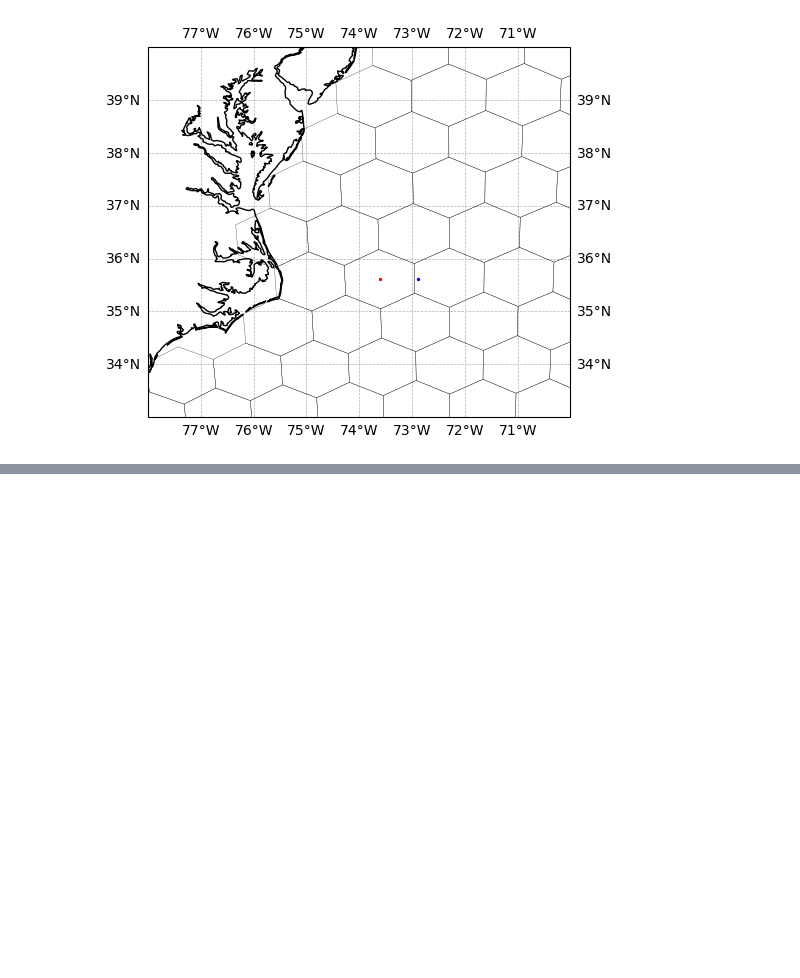
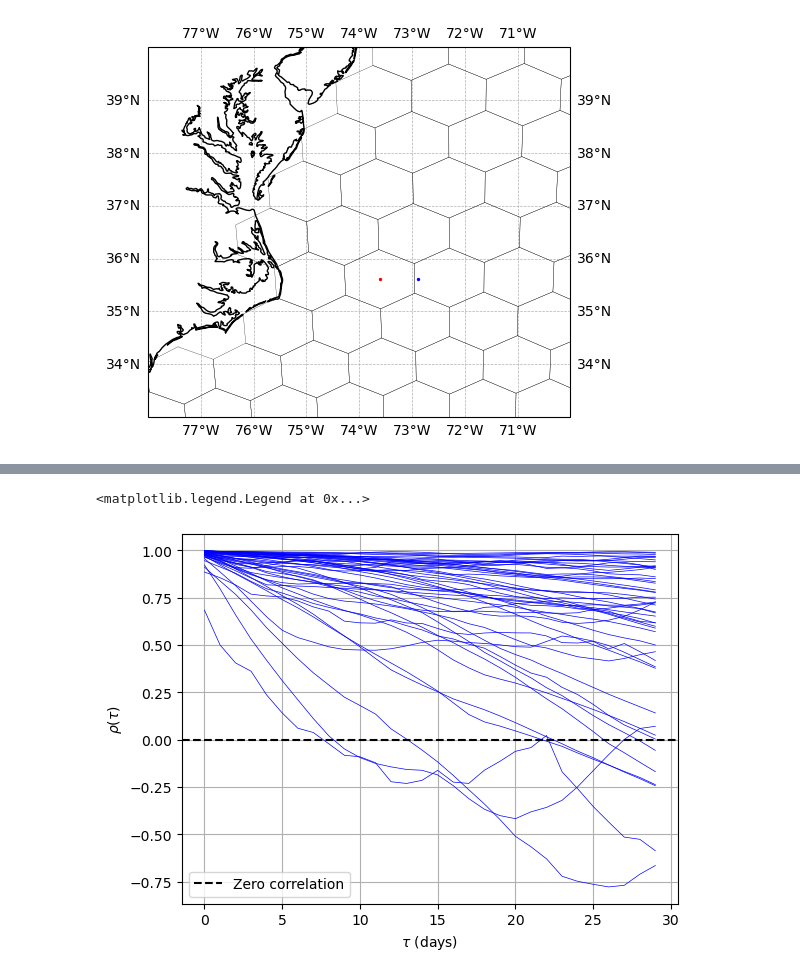
Before and after one commit to OceanParcels/NEMO_Ensemble_Lagrangian_Analysis, a Jupyter notebook: notebooks/12.Spatial_Lagrangian_autocorrelation_function.ipynb, the cells around one changed output, grey strips where cells are left out. Cells and saved outputs as stored; diff of their text form; code cells hidden in the pictures; blank space fills up the shorter version.

Commit message:
correlacion temporal

```diff
--- a/notebooks/12.Spatial_Lagrangian_autocorrelation_function.ipynb
+++ b/notebooks/12.Spatial_Lagrangian_autocorrelation_function.ipynb
@@ -289,0 +422,24 @@ for r in L_range:
+# %%
+R_members_temp = np.load('../data/temporal_correlations_Cape_Hatteras.npy')
+# %%
+for member in range(0, 50):
+    plt.plot(R_members_temp[member, :], color='blue', linewidth=0.5)
+
+plt.grid()
+
+plt.axhline(y=0, color='k', linestyle='--', label='Zero correlation')
+
+
+
+# plt.scatter(L_r_mean, 0, color='r', marker='*', label='Mean $L_R$', s=50, zorder=10)
+# plt.scatter(L_r_mean + L_r_std, 0, color='r', marker='^', label='Mean $L_R \pm \sigma$', s=10, zorder=10)
+# plt.scatter(L_r_mean - L_r_std, 0, color='r', marker='^', s=10, zorder=10)
+# plt.axvline(x=L_r_mean + L_r_std, color='r', linestyle='--', lw=1, label='Mean $L_R \pm \sigma$')
+# plt.axvline(x=L_r_mean - L_r_std, color='r', linestyle='--', lw=1)
+
+plt.xlabel(r'$\tau$ (days)')
+plt.ylabel(r'$\rho(\tau)$')
+plt.legend()
+# %% [output]
+<matplotlib.legend.Legend at 0x...>
+[figure, added]
```
Also changed, not shown: parts of 8 cells of this notebook, 4 other files.
